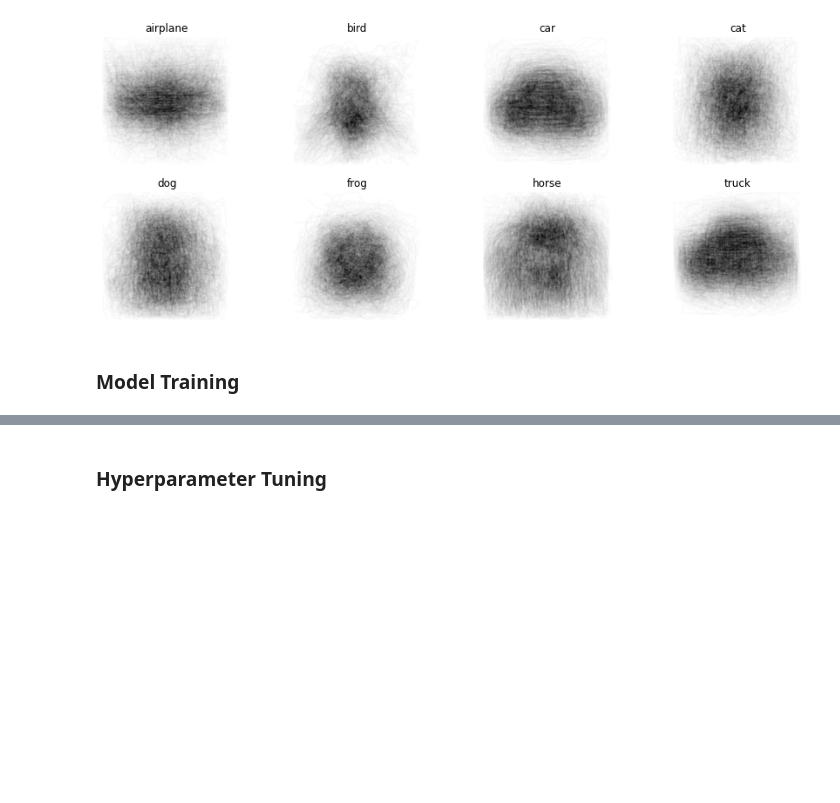
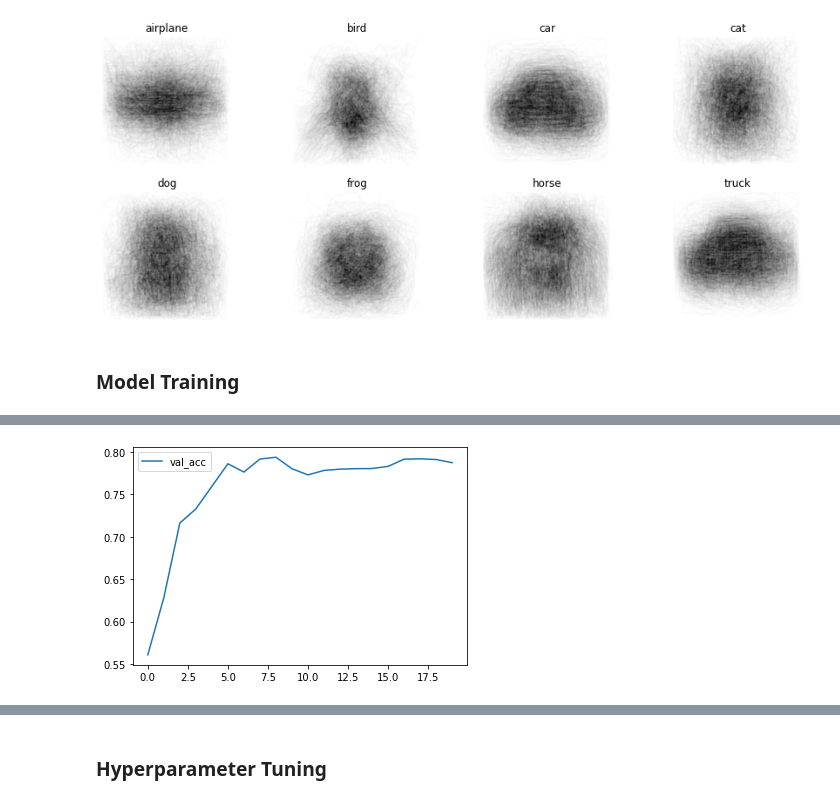
Before and after one commit to rish-16/cs4243-project, a Jupyter notebook: refactoring.ipynb, the cells around one changed output, grey strips where cells are left out. Cells and saved outputs as stored; diff of their text form; code cells hidden in the pictures; blank space fills up the shorter version.

```diff
--- a/refactoring.ipynb
+++ b/refactoring.ipynb
@@ -197,5 +208,6 @@ model = CNN(n_channels=3, dropout=0.2)
 
 trainer = Trainer(model, trainset, valset, epochs=20, bs=128)
 history = trainer.train(verbose=True)
+trainer.plot()
 trainer.save("cnn-real")
 # %% [output]
@@ -218,0 +234 @@ Epoch: 19 | Train Loss: 0.080 | Train Acc: 0.973 | Val Loss: 1.133 | Val Acc: 0.
+[figure, added]
```
Also changed, not shown: parts of 19 cells of this notebook, 35 other files.
